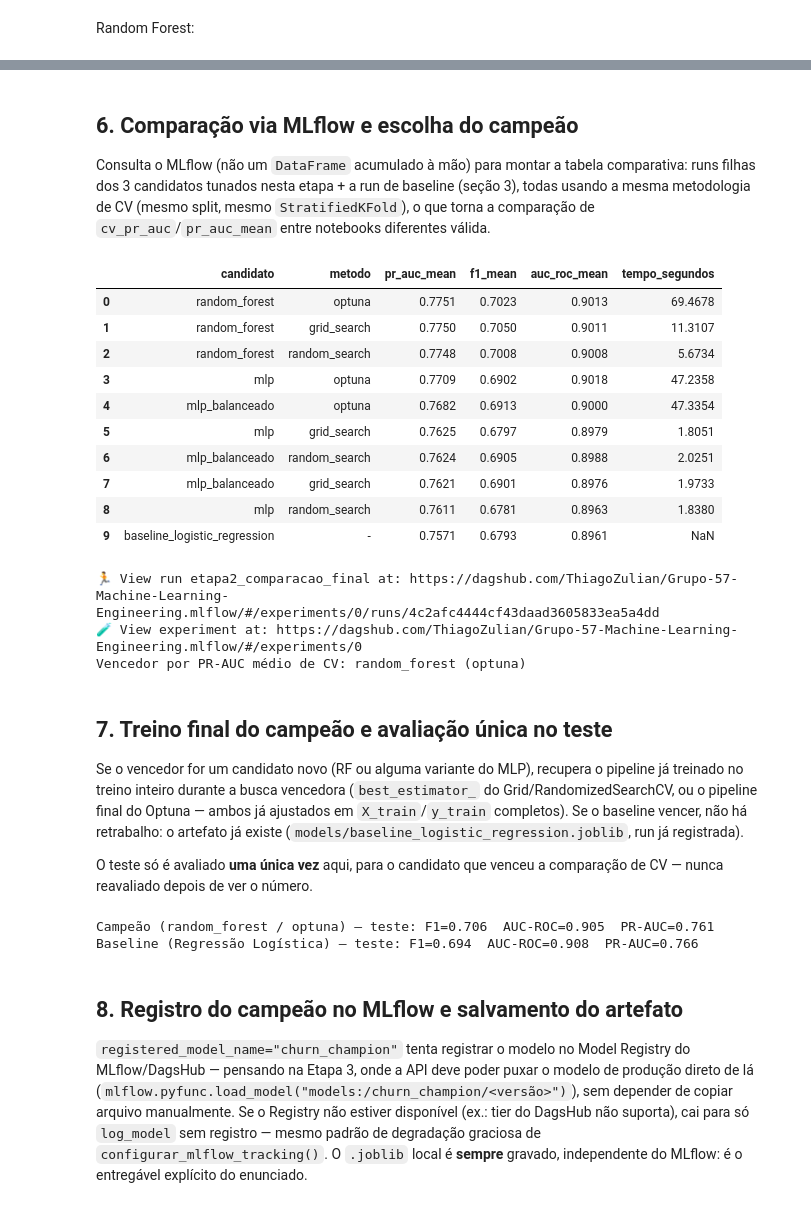
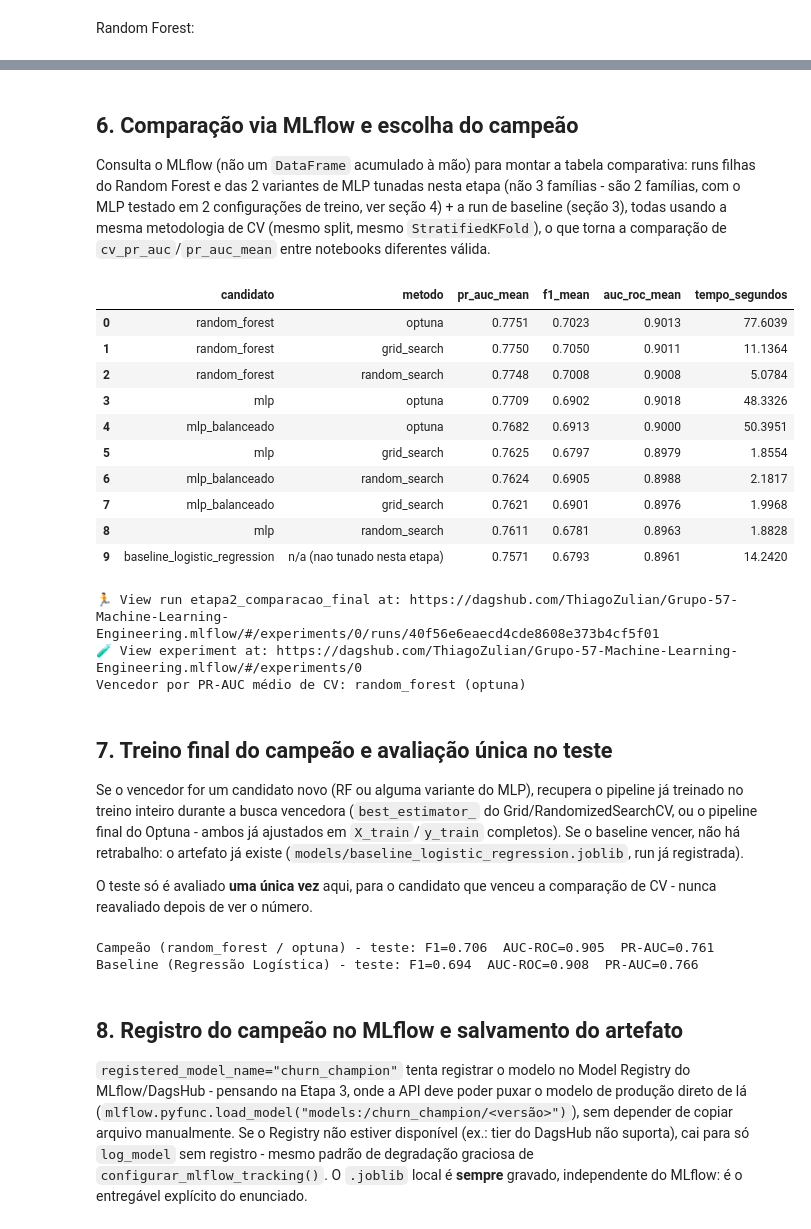
Before and after one commit to Grupo-57-Machine-Learning-Engineering/churn-prediction, a Jupyter notebook: notebooks/05_modelagem.ipynb, the cells around one changed output, grey strips where cells are left out. Drawn from its saved outputs; the diff is of its cells as text; code cells hidden in the pictures.

```diff
--- a/notebooks/05_modelagem.ipynb
+++ b/notebooks/05_modelagem.ipynb
@@ -153,12 +170,13 @@ else:
         "teste_auc_roc": linha["metrics.teste_auc_roc"],
         "teste_pr_auc": linha["metrics.teste_pr_auc"],
         "run_id": linha["run_id"],
+        "tempo_segundos": (linha["end_time"] - linha["start_time"]).total_seconds(),
     }
     print(f"Baseline encontrado (run_id={baseline['run_id']}):")
     cv_f1, cv_auc, cv_pr = baseline["cv_f1"], baseline["cv_auc_roc"], baseline["cv_pr_auc"]
-    print(f"  CV     — F1={cv_f1:.3f}  AUC-ROC={cv_auc:.3f}  PR-AUC={cv_pr:.3f}")
+    print(f"  CV     - F1={cv_f1:.3f}  AUC-ROC={cv_auc:.3f}  PR-AUC={cv_pr:.3f}")
     teste_f1 = baseline["teste_f1"]
     teste_auc = baseline["teste_auc_roc"]
     teste_pr = baseline["teste_pr_auc"]
-    print(f"  Teste  — F1={teste_f1:.3f}  AUC-ROC={teste_auc:.3f}  PR-AUC={teste_pr:.3f}")
+    print(f"  Teste  - F1={teste_f1:.3f}  AUC-ROC={teste_auc:.3f}  PR-AUC={teste_pr:.3f}")
 # %% [output]
@@ -497,7 +519,9 @@ resultados_mlp_balanceado = rodar_tuning_para_candidato(
 ## 6. Comparação via MLflow e escolha do campeão
 
 Consulta o MLflow (não um `DataFrame` acumulado à mão) para montar a tabela comparativa:
-runs filhas dos 3 candidatos tunados nesta etapa + a run de baseline (seção 3), todas
+runs filhas do Random Forest e das 2 variantes de MLP tunadas nesta etapa (não 3
+famílias - são 2 famílias, com o MLP testado em 2 configurações de treino, ver
+seção 4) + a run de baseline (seção 3), todas
 usando a mesma metodologia de CV (mesmo split, mesmo `StratifiedKFold`), o que torna a
 comparação de `cv_pr_auc`/`pr_auc_mean` entre notebooks diferentes válida.
 # %%
@@ -517,51 +541,51 @@ runs_tuning = runs_tuning[
 linhas = []
 for _, linha in runs_tuning.iterrows():
     candidato, metodo = linha["tags.mlflow.runName"].split("__", 1)
     linhas.append(
         {
             "candidato": candidato,
             "metodo": metodo,
             "pr_auc_mean": linha.get("metrics.pr_auc_mean"),
             "f1_mean": linha.get("metrics.f1_mean"),
             "auc_roc_mean": linha.get("metrics.auc_roc_mean"),
             "tempo_segundos": linha.get("metrics.tempo_segundos"),
         }
     )
 
 if baseline is not None:
     linhas.append(
         {
             "candidato": "baseline_logistic_regression",
-            "metodo": "-",
+            "metodo": "n/a (nao tunado nesta etapa)",
             "pr_auc_mean": baseline["cv_pr_auc"],
             "f1_mean": baseline["cv_f1"],
             "auc_roc_mean": baseline["cv_auc_roc"],
-            "tempo_segundos": None,
+            "tempo_segundos": baseline["tempo_segundos"],
         }
     )
 
 tabela_comparativa = (
     pd.DataFrame(linhas).sort_values("pr_auc_mean", ascending=False).reset_index(drop=True)
 )
 display(tabela_comparativa.round(4))
 # %% [output]
 |  | candidato | metodo | pr_auc_mean | f1_mean | auc_roc_mean | tempo_segundos |
-| 0 | random_forest | optuna | 0.7751 | 0.7023 | 0.9013 | 69.4678 |
-| 1 | random_forest | grid_search | 0.7750 | 0.7050 | 0.9011 | 11.3107 |
-| 2 | random_forest | random_search | 0.7748 | 0.7008 | 0.9008 | 5.6734 |
-| 3 | mlp | optuna | 0.7709 | 0.6902 | 0.9018 | 47.2358 |
-| 4 | mlp_balanceado | optuna | 0.7682 | 0.6913 | 0.9000 | 47.3354 |
-| 5 | mlp | grid_search | 0.7625 | 0.6797 | 0.8979 | 1.8051 |
-| 6 | mlp_balanceado | random_search | 0.7624 | 0.6905 | 0.8988 | 2.0251 |
-| 7 | mlp_balanceado | grid_search | 0.7621 | 0.6901 | 0.8976 | 1.9733 |
-| 8 | mlp | random_search | 0.7611 | 0.6781 | 0.8963 | 1.8380 |
-| 9 | baseline_logistic_regression | - | 0.7571 | 0.6793 | 0.8961 | NaN |
+| 0 | random_forest | optuna | 0.7751 | 0.7023 | 0.9013 | 77.6039 |
+| 1 | random_forest | grid_search | 0.7750 | 0.7050 | 0.9011 | 11.1364 |
+| 2 | random_forest | random_search | 0.7748 | 0.7008 | 0.9008 | 5.0784 |
+| 3 | mlp | optuna | 0.7709 | 0.6902 | 0.9018 | 48.3326 |
+| 4 | mlp_balanceado | optuna | 0.7682 | 0.6913 | 0.9000 | 50.3951 |
+| 5 | mlp | grid_search | 0.7625 | 0.6797 | 0.8979 | 1.8554 |
+| 6 | mlp_balanceado | random_search | 0.7624 | 0.6905 | 0.8988 | 2.1817 |
+| 7 | mlp_balanceado | grid_search | 0.7621 | 0.6901 | 0.8976 | 1.9968 |
+| 8 | mlp | random_search | 0.7611 | 0.6781 | 0.8963 | 1.8828 |
+| 9 | baseline_logistic_regression | n/a (nao tunado nesta etapa) | 0.7571 | 0.6793 | 0.8961 | 14.2420 |
 # %%
 caminho_tabela = MODELS_DIR / "etapa2_tabela_comparativa.csv"
 MODELS_DIR.mkdir(parents=True, exist_ok=True)
 tabela_comparativa.to_csv(caminho_tabela, index=False)
 
-with mlflow.start_run(run_name="etapa2_comparacao_final"):
+with iniciar_run("notebooks/05_modelagem.ipynb", run_name="etapa2_comparacao_final"):
     mlflow.log_artifact(str(caminho_tabela))
     melhor_linha = tabela_comparativa.iloc[0]
     mlflow.log_params(
@@ -574,7 +598,7 @@ with mlflow.start_run(run_name="etapa2_comparacao_final"):
 
 print(f"Vencedor por PR-AUC médio de CV: {melhor_linha['candidato']} ({melhor_linha['metodo']})")
 # %% [output]
-🏃 View run etapa2_comparacao_final at: https://dagshub.com/ThiagoZulian/Grupo-57-Machine-Learning-Engineering.mlflow/#/experiments/0/runs/4c2afc4444cf43daad3605833ea5a4dd
+🏃 View run etapa2_comparacao_final at: https://dagshub.com/ThiagoZulian/Grupo-57-Machine-Learning-Engineering.mlflow/#/experiments/0/runs/40f56e6eaecd4cde8608e373b4cf5f01
 🧪 View experiment at: https://dagshub.com/ThiagoZulian/Grupo-57-Machine-Learning-Engineering.mlflow/#/experiments/0
 Vencedor por PR-AUC médio de CV: random_forest (optuna)
 # %% [markdown]
@@ -582,12 +606,12 @@ Vencedor por PR-AUC médio de CV: random_forest (optuna)
 
 Se o vencedor for um candidato novo (RF ou alguma variante do MLP), recupera o pipeline
 já treinado no treino inteiro durante a busca vencedora (`best_estimator_` do
-Grid/RandomizedSearchCV, ou o pipeline final do Optuna — ambos já ajustados em
+Grid/RandomizedSearchCV, ou o pipeline final do Optuna - ambos já ajustados em
 `X_train`/`y_train` completos). Se o baseline vencer, não há retrabalho: o artefato já
 existe (`models/baseline_logistic_regression.joblib`, run já registrada).
 
 O teste só é avaliado **uma única vez** aqui, para o candidato que venceu a comparação de
-CV — nunca reavaliado depois de ver o número.
+CV - nunca reavaliado depois de ver o número.
 # %%
 RESULTADOS_POR_CANDIDATO = {
     "random_forest": resultados_rf,
@@ -599,7 +623,7 @@ candidato_vencedor = melhor_linha["candidato"]
 
 if candidato_vencedor == "baseline_logistic_regression":
     print("O baseline (Regressão Logística) venceu a comparação de CV.")
-    print("Nenhum retreino necessário — artefato e run já existem da Etapa 1.")
+    print("Nenhum retreino necessário - artefato e run já existem da Etapa 1.")
     pipeline_campeao = None
     metricas_teste_campeao = {
         "f1": baseline["teste_f1"],
@@ -612,26 +636,26 @@ else:
     y_pred = pipeline_campeao.predict(X_test)
     y_proba = pipeline_campeao.predict_proba(X_test)[:, 1]
     metricas_teste_campeao = calcular_metricas(y_test, y_pred, y_proba)
-    nome_campeao_fmt = f"Campeão ({candidato_vencedor} / {metodo_vencedor}) — teste"
+    nome_campeao_fmt = f"Campeão ({candidato_vencedor} / {metodo_vencedor}) - teste"
     print(formatar_metricas(nome_campeao_fmt, metricas_teste_campeao))
 
 if baseline is not None:
     print(
-        "Baseline (Regressão Logística) — teste: "
+        "Baseline (Regressão Logística) - teste: "
         f"F1={baseline['teste_f1']:.3f}  AUC-ROC={baseline['teste_auc_roc']:.3f}  "
         f"PR-AUC={baseline['teste_pr_auc']:.3f}"
     )
 # %% [output]
-Campeão (random_forest / optuna) — teste: F1=0.706  AUC-ROC=0.905  PR-AUC=0.761
-Baseline (Regressão Logística) — teste: F1=0.694  AUC-ROC=0.908  PR-AUC=0.766
+Campeão (random_forest / optuna) - teste: F1=0.706  AUC-ROC=0.905  PR-AUC=0.761
+Baseline (Regressão Logística) - teste: F1=0.694  AUC-ROC=0.908  PR-AUC=0.766
 # %% [markdown]
 ## 8. Registro do campeão no MLflow e salvamento do artefato
 
 `registered_model_name="churn_champion"` tenta registrar o modelo no Model Registry do
-MLflow/DagsHub — pensando na Etapa 3, onde a API deve poder puxar o modelo de produção
+MLflow/DagsHub - pensando na Etapa 3, onde a API deve poder puxar o modelo de produção
 direto de lá (`mlflow.pyfunc.load_model("models:/churn_champion/<versão>")`), sem
 depender de copiar arquivo manualmente. Se o Registry não estiver disponível (ex.: tier
-do DagsHub não suporta), cai para só `log_model` sem registro — mesmo padrão de
+do DagsHub não suporta), cai para só `log_model` sem registro - mesmo padrão de
 degradação graciosa de `configurar_mlflow_tracking()`. O `.joblib` local é **sempre**
 gravado, independente do MLflow: é o entregável explícito do enunciado.
 # %%
```
Also changed, not shown: parts of 18 cells of this notebook.
